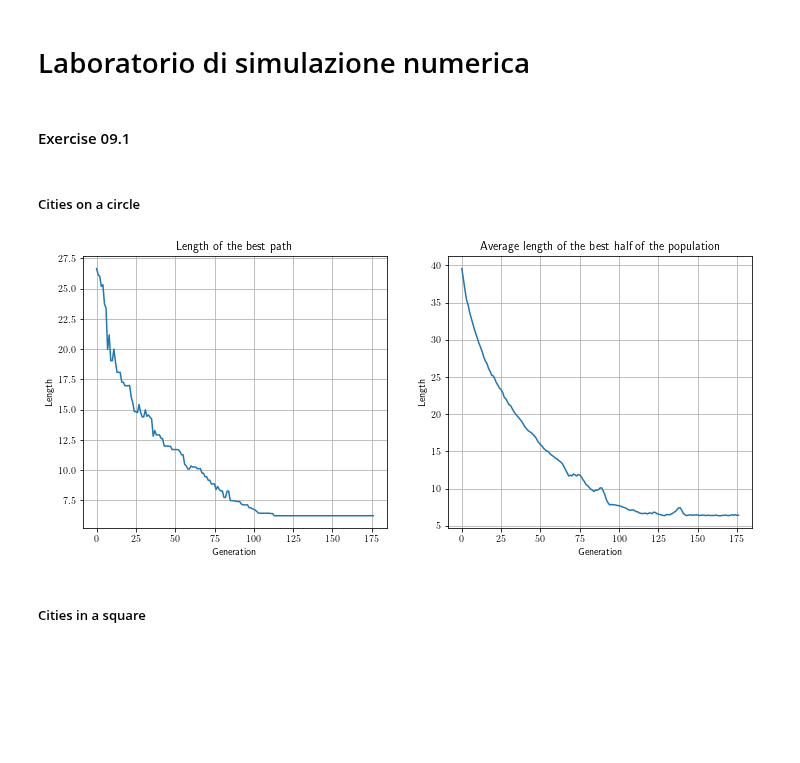
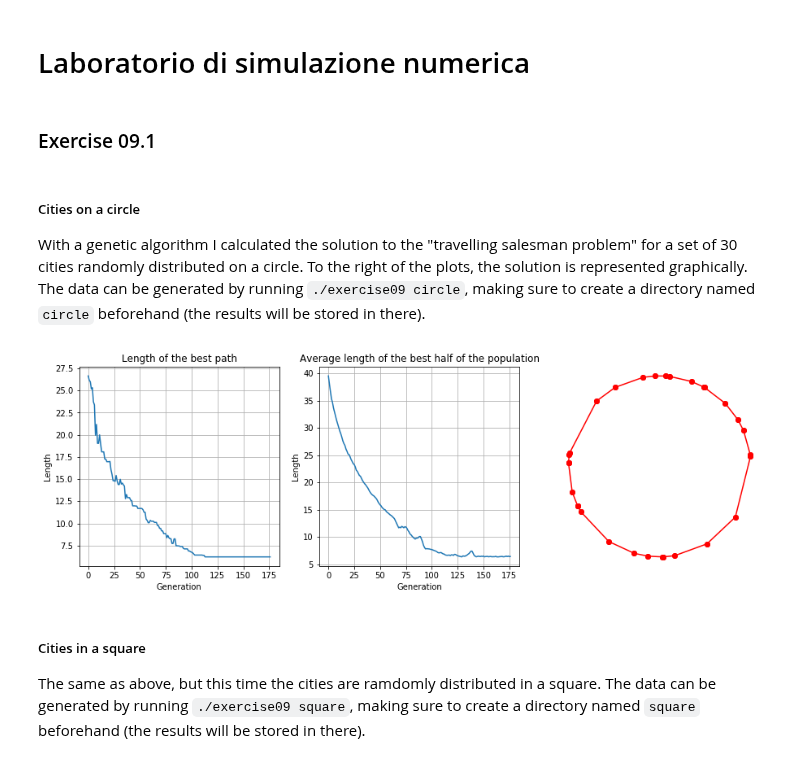
Before and after one commit to phaerrax/lab-simulazione-numerica, a Jupyter notebook: exercise09/exercise09.ipynb, the cells around one changed output. Cells and saved outputs as stored; diff of their text form; code cells hidden in the pictures; blank space fills up the shorter version.

```diff
--- a/exercise09/exercise09.ipynb
+++ b/exercise09/exercise09.ipynb
@@ -3,37 +3,63 @@
 # %%
 import matplotlib
 import matplotlib.pyplot as plt
-matplotlib.rcParams['text.usetex'] = True
 import numpy as np
 import math
 import string
-
-colors = ["firebrick", "limegreen", "royalblue", "darkorange"]
 # %% [markdown]
-#### Exercise 09.1
+### Exercise 09.1
-# %% [markdown]
-##### Cities on a circle
+# %% [markdown]
+##### Cities on a circle
+With a genetic algorithm I calculated the solution to the "travelling salesman problem" for a set of 30 cities randomly distributed on a circle. To the right of the plots, the solution is represented graphically.
+The data can be generated by running `./exercise09 circle`, making sure to create a directory named `circle` beforehand (the results will be stored in there).
 # %%
-gen, best_fit_length = np.loadtxt("best_fit_length_circle.dat", unpack = True)
-gen, avg_best_length = np.loadtxt("averaged_best_length_circle.dat", unpack = True)
-fig, axes = plt.subplots(nrows = 1, ncols = 2, figsize = (12, 5))
+prefix = "circle/"
+
+gen, best_fit_length = np.loadtxt(prefix + "best_fit_length.dat", unpack = True)
+gen, avg_best_length = np.loadtxt(prefix + "averaged_best_length.dat", unpack = True)
+fig, axes = plt.subplots(nrows = 1, ncols = 3, figsize = (15, 4.5))
 axes = axes.flatten()
 
 axes[0].plot(best_fit_length)
 axes[0].set_title("Length of the best path")
 axes[0].set_xlabel("Generation")
 axes[0].set_ylabel("Length")
 axes[0].grid(True)
 
 axes[1].plot(avg_best_length)
 axes[1].set_title("Average length of the best half of the population")
 axes[1].set_xlabel("Generation")
 axes[1].set_ylabel("Length")
 axes[1].grid(True)
 
+with open(prefix + "evolution.dat") as file:
+    for line in file:
+        pass
+    solution = [int(n) for n in line.split()[1:]]
+    # Remove the first number: it is the
+    # number of the current generation.
+
+cities = []
+best_path = []
+
+with open(prefix + "cities.dat") as file:
+    for line in file:
+        cities.append([float(c) for c in line.split()])
+
+for n in solution:
+    best_path.append(cities[n])
+
+for p in range(len(best_path)):
+    X = (best_path[p - 1][0], best_path[p][0])
+    Y = (best_path[p - 1][1], best_path[p][1])
+    axes[2].plot(X, Y, "ro-")
+axes[2].axis("off")
+
 plt.show()
 # %% [output]
-[figure, old version]
+[figure, new version]
-# %% [markdown]
-##### Cities in a square
+# %% [markdown]
+##### Cities in a square
+The same as above, but this time the cities are ramdomly distributed in a square.
+The data can be generated by running `./exercise09 square`, making sure to create a directory named `square` beforehand (the results will be stored in there).
 # %%
```
Also changed, not shown: parts of 1 cell of this notebook, 9 other files.
